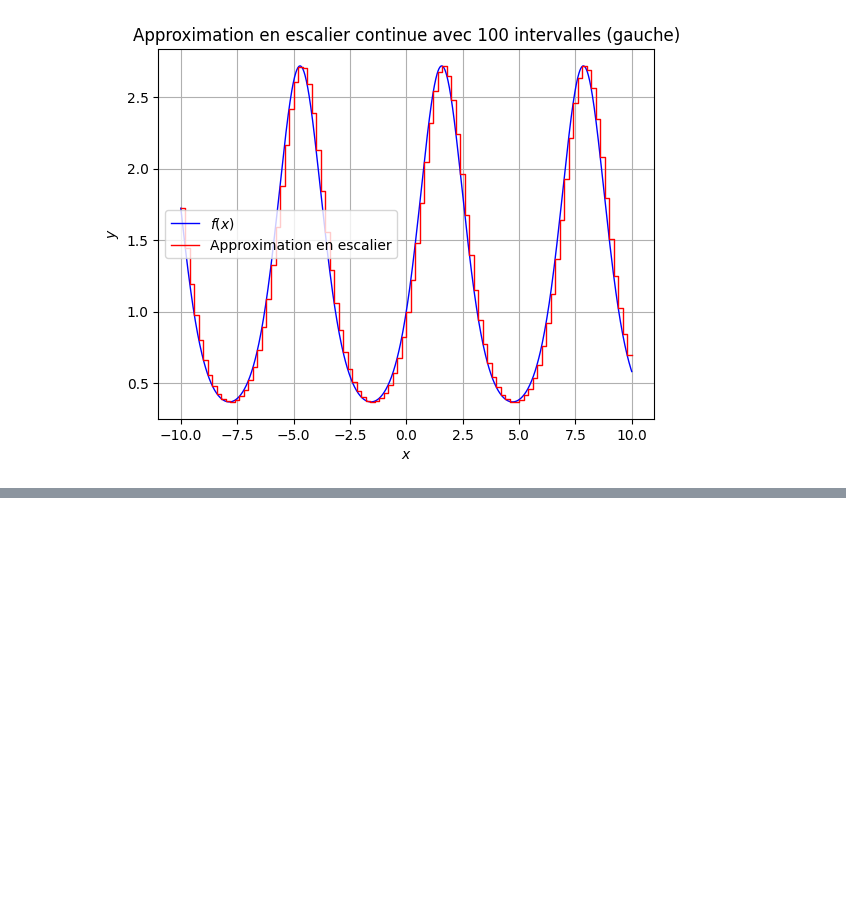
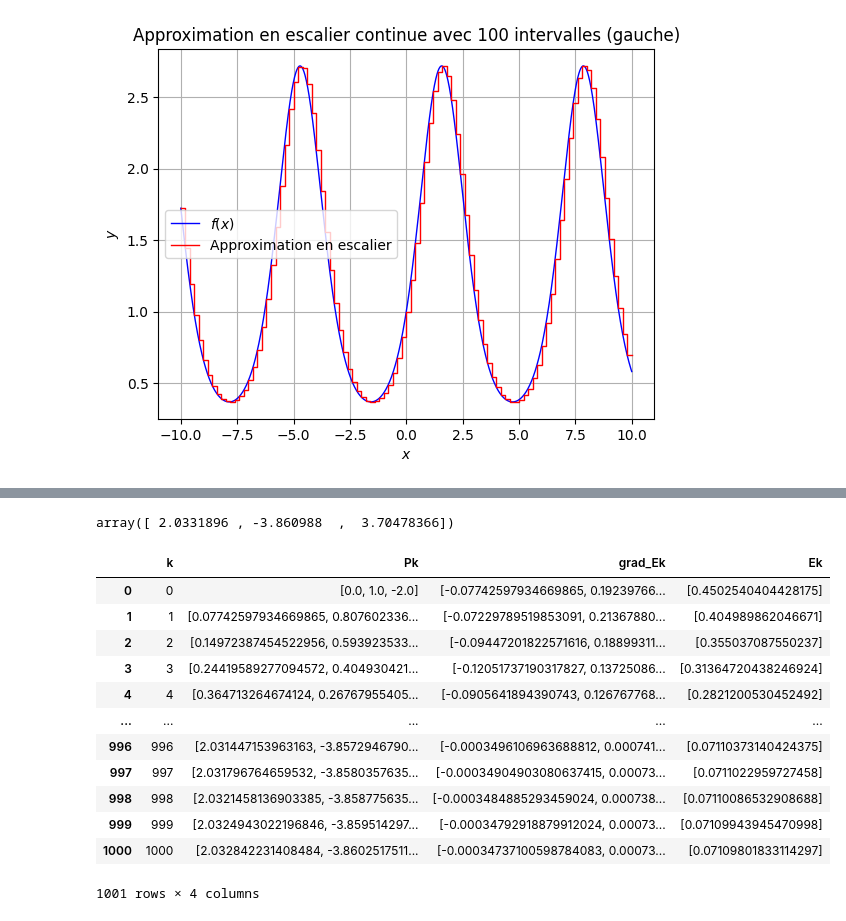
Before and after one commit to AmoussouKokou/formation, a Jupyter notebook: src/module9-rn.ipynb, the cells around one changed output, grey strips where cells are left out. Cells and saved outputs as stored; diff of their text form; code cells hidden in the pictures; blank space fills up the shorter version.

```diff
--- a/src/module9-rn.ipynb
+++ b/src/module9-rn.ipynb
@@ -434,0 +451,36 @@ approx_fonction_continue(f, a=-10, b=10, n=100, methode="gauche")
+# %%
+import numpy as np
+import pandas as pd
+
+def gradient_descent(E, gradient, initial_theta, learning_rate=0.01, n_iter=1000, tolerance=1e-6):
+    """
+    Effectue une descente de gradient pour minimiser une fonction donnée à plusieurs variables.
+
+    :param gradient: Fonction qui calcule le gradient de la fonction de coût.
+    :param initial_theta: Point de départ sous forme de vecteur numpy.
+    :param learning_rate: Taux d'apprentissage (par défaut 0.01).
+    :param n_iter: Nombre maximal d'itérations (par défaut 1000).
+    :param tolerance: Critère d'arrêt si le changement est inférieur à cette valeur.
+    :return: Le vecteur des paramètres optimisés.
+    """
+    theta = np.array(initial_theta, dtype=float).reshape(-1)
+    save = {"k": [], "Pk": [], "grad_Ek": [], "Ek": []} # []
+    for _ in range(n_iter):
+        grad = np.array(gradient(theta)).reshape(-1)
+        err = np.array(E(theta)).reshape(-1)
+
+        save["k"].append(_)
+        save["Pk"].append(theta)
+        save["grad_Ek"].append(grad)
+        save["Ek"].append(err)
+
+        # save.append({"k": _, "Pk": theta, "grad_Ek": grad, "Ek": err})
+
+        new_theta = theta - learning_rate * grad
+
+        if np.linalg.norm(new_theta - theta, ord=2) < tolerance:
+            break
+
+        theta = new_theta
+
+    return theta, save
@@ -434,0 +489,4 @@ approx_fonction_continue(f, a=-10, b=10, n=100, methode="gauche")
+# %%
+pk
+# %% [output]
+array([ 2.0331896 , -3.860988  ,  3.70478366])
@@ -434,0 +495,17 @@ approx_fonction_continue(f, a=-10, b=10, n=100, methode="gauche")
+# %%
+results = pd.DataFrame(save)
+results
+# %% [output]
+|  | k | Pk | grad_Ek | Ek |
+| 0 | 0 | [0.0, 1.0, -2.0] | [-0.07742597934669865, 0.19239766... | [0.4502540404428175] |
+| 1 | 1 | [0.07742597934669865, 0.807602336... | [-0.07229789519853091, 0.21367880... | [0.404989862046671] |
+| 2 | 2 | [0.14972387454522956, 0.593923533... | [-0.09447201822571616, 0.18899311... | [0.355037087550237] |
+| 3 | 3 | [0.24419589277094572, 0.404930421... | [-0.12051737190317827, 0.13725086... | [0.31364720438246924] |
+| 4 | 4 | [0.364713264674124, 0.26767955405... | [-0.0905641894390743, 0.126767768... | [0.2821200530452492] |
+| ... | ... | ... | ... | ... |
+| 996 | 996 | [2.031447153963163, -3.8572946790... | [-0.0003496106963688812, 0.000741... | [0.07110373140424375] |
+| 997 | 997 | [2.031796764659532, -3.8580357635... | [-0.00034904903080637415, 0.00073... | [0.0711022959727458] |
+| 998 | 998 | [2.0321458136903385, -3.858775635... | [-0.0003484885293459024, 0.000738... | [0.07110086532908688] |
+| 999 | 999 | [2.0324943022196846, -3.859514297... | [-0.00034792918879912024, 0.00073... | [0.07109943945470998] |
+| 1000 | 1000 | [2.032842231408484, -3.8602517511... | [-0.00034737100598784083, 0.00073... | [0.07109801833114297] |
+1001 rows × 4 columns
```
Also changed, not shown: parts of 30 cells of this notebook, 8 other files.
